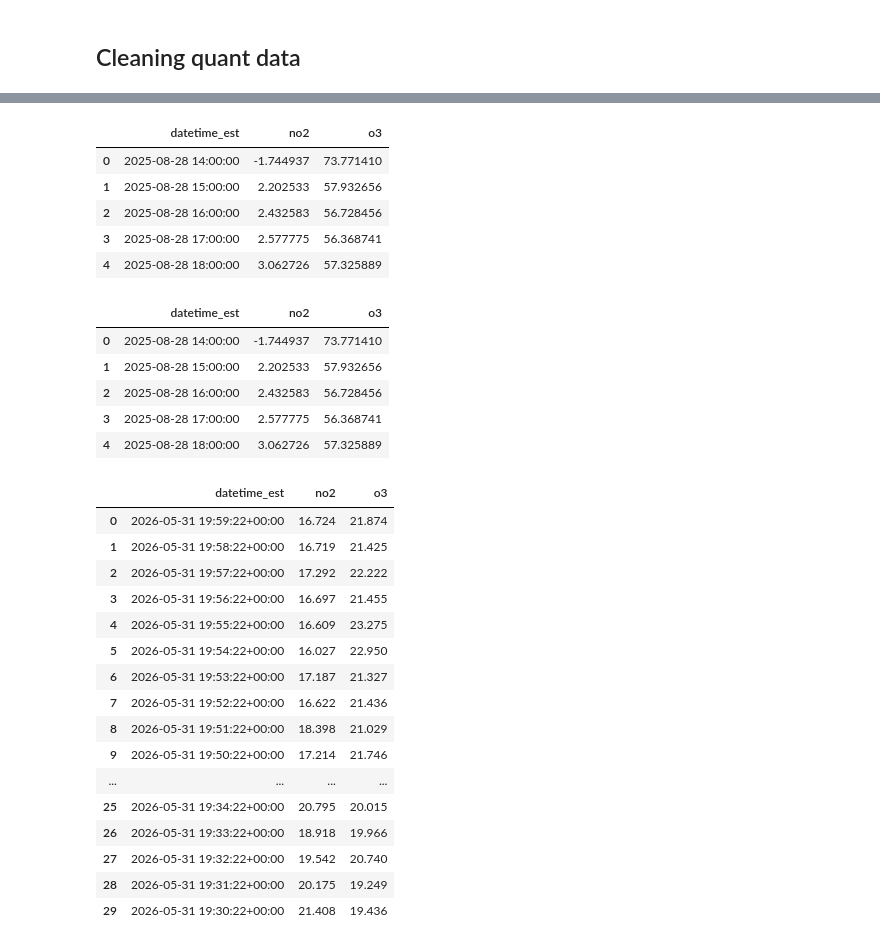
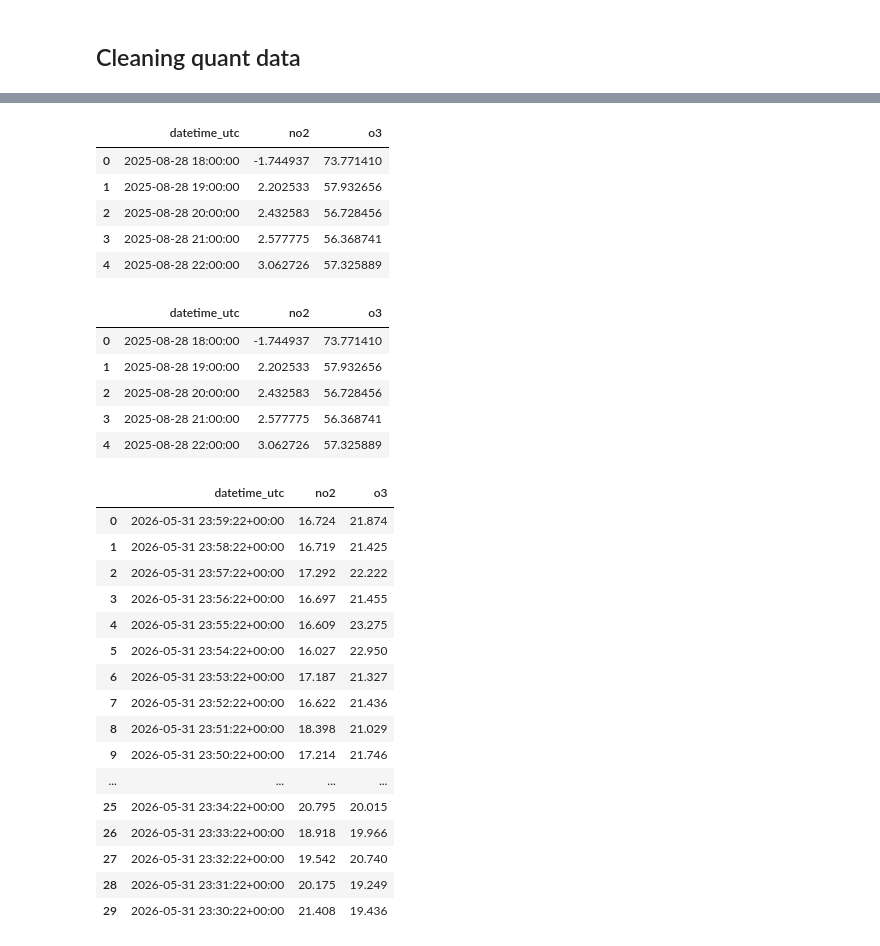
Before and after one commit to jacklardner/no2-o3-calibration, a Jupyter notebook: data cleaning.ipynb, the cells around one changed output, grey strips where cells are left out. Drawn from its saved outputs; the diff is of its cells as text; code cells hidden in the pictures.

Commit message:
updated to UTC and used new DEM data

```diff
--- a/data cleaning.ipynb
+++ b/data cleaning.ipynb
@@ -174,53 +200,53 @@ mjf_recal.head(30)
 # %%
-mjf_quant_cleaned2 = (mjf_recal.set_index("datetime_est").resample("h").mean().reset_index())
-mjf_quant_cleaned2["datetime_est"] = mjf_quant_cleaned2["datetime_est"].dt.tz_localize(None)
+mjf_quant_cleaned2 = mjf_recal_tz.set_index("datetime_utc").resample("h").mean().reset_index()
+mjf_quant_cleaned2["datetime_utc"] = mjf_quant_cleaned2["datetime_utc"].dt.tz_localize(None)
 
 mjf_quant_cleaned2.head()
 # %% [output]
-|  | datetime_est | no2 | o3 |
-| 0 | 2025-08-28 14:00:00 | -1.744937 | 73.771410 |
-| 1 | 2025-08-28 15:00:00 | 2.202533 | 57.932656 |
-| 2 | 2025-08-28 16:00:00 | 2.432583 | 56.728456 |
-| 3 | 2025-08-28 17:00:00 | 2.577775 | 56.368741 |
-| 4 | 2025-08-28 18:00:00 | 3.062726 | 57.325889 |
+|  | datetime_utc | no2 | o3 |
+| 0 | 2025-08-28 18:00:00 | -1.744937 | 73.771410 |
+| 1 | 2025-08-28 19:00:00 | 2.202533 | 57.932656 |
+| 2 | 2025-08-28 20:00:00 | 2.432583 | 56.728456 |
+| 3 | 2025-08-28 21:00:00 | 2.577775 | 56.368741 |
+| 4 | 2025-08-28 22:00:00 | 3.062726 | 57.325889 |
 # %%
 mjf_quant_cleaned = pd.concat([mjf_quant_cleaned2, mjf_quant_cleaned1], ignore_index=True)
 
 #can't merge directly because there are slight floating point differences between concentrations between recalibrated data and data from the portal
 #ensure preference of web portal data here so no merge issues (tho almost no difference anyways)
-mjf_quant_cleaned = (mjf_quant_cleaned.drop_duplicates(subset="datetime_est", keep="last").sort_values("datetime_est").reset_index(drop=True))
+mjf_quant_cleaned = mjf_quant_cleaned.drop_duplicates(subset="datetime_utc", keep="last").sort_values("datetime_utc").reset_index(drop=True)
 
-mjf_quant_cleaned.to_csv("cleaned quant data/mjf_cleaned.csv")
+mjf_quant_cleaned.to_csv("cleaned quant data/mjf_cleaned.csv", index=False)
 
 mjf_quant_cleaned.head()
 # %% [output]
-|  | datetime_est | no2 | o3 |
-| 0 | 2025-08-28 14:00:00 | -1.744937 | 73.771410 |
-| 1 | 2025-08-28 15:00:00 | 2.202533 | 57.932656 |
-| 2 | 2025-08-28 16:00:00 | 2.432583 | 56.728456 |
-| 3 | 2025-08-28 17:00:00 | 2.577775 | 56.368741 |
-| 4 | 2025-08-28 18:00:00 | 3.062726 | 57.325889 |
+|  | datetime_utc | no2 | o3 |
+| 0 | 2025-08-28 18:00:00 | -1.744937 | 73.771410 |
+| 1 | 2025-08-28 19:00:00 | 2.202533 | 57.932656 |
+| 2 | 2025-08-28 20:00:00 | 2.432583 | 56.728456 |
+| 3 | 2025-08-28 21:00:00 | 2.577775 | 56.368741 |
+| 4 | 2025-08-28 22:00:00 | 3.062726 | 57.325889 |
 # %%
-pema_raw = (pema_raw[["timestamp_local", "no2", "o3"]].rename(columns={"timestamp_local": "datetime_est"}))
-pema_raw["datetime_est"] = pd.to_datetime(pema_raw["datetime_est"])
+pema_raw = pema_raw[["timestamp", "no2", "o3"]].rename(columns={"timestamp": "datetime_utc"})
+pema_raw["datetime_utc"] = pd.to_datetime(pema_raw["datetime_utc"])
 
 pema_raw.head(30)
 # %% [output]
-|  | datetime_est | no2 | o3 |
-| 0 | 2026-05-31 19:59:22+00:00 | 16.724 | 21.874 |
-| 1 | 2026-05-31 19:58:22+00:00 | 16.719 | 21.425 |
-| 2 | 2026-05-31 19:57:22+00:00 | 17.292 | 22.222 |
-| 3 | 2026-05-31 19:56:22+00:00 | 16.697 | 21.455 |
-| 4 | 2026-05-31 19:55:22+00:00 | 16.609 | 23.275 |
-| 5 | 2026-05-31 19:54:22+00:00 | 16.027 | 22.950 |
-| 6 | 2026-05-31 19:53:22+00:00 | 17.187 | 21.327 |
-| 7 | 2026-05-31 19:52:22+00:00 | 16.622 | 21.436 |
-| 8 | 2026-05-31 19:51:22+00:00 | 18.398 | 21.029 |
-| 9 | 2026-05-31 19:50:22+00:00 | 17.214 | 21.746 |
+|  | datetime_utc | no2 | o3 |
+| 0 | 2026-05-31 23:59:22+00:00 | 16.724 | 21.874 |
+| 1 | 2026-05-31 23:58:22+00:00 | 16.719 | 21.425 |
+| 2 | 2026-05-31 23:57:22+00:00 | 17.292 | 22.222 |
+| 3 | 2026-05-31 23:56:22+00:00 | 16.697 | 21.455 |
+| 4 | 2026-05-31 23:55:22+00:00 | 16.609 | 23.275 |
+| 5 | 2026-05-31 23:54:22+00:00 | 16.027 | 22.950 |
+| 6 | 2026-05-31 23:53:22+00:00 | 17.187 | 21.327 |
+| 7 | 2026-05-31 23:52:22+00:00 | 16.622 | 21.436 |
+| 8 | 2026-05-31 23:51:22+00:00 | 18.398 | 21.029 |
+| 9 | 2026-05-31 23:50:22+00:00 | 17.214 | 21.746 |
 | ... | ... | ... | ... |
-| 25 | 2026-05-31 19:34:22+00:00 | 20.795 | 20.015 |
-| 26 | 2026-05-31 19:33:22+00:00 | 18.918 | 19.966 |
-| 27 | 2026-05-31 19:32:22+00:00 | 19.542 | 20.740 |
-| 28 | 2026-05-31 19:31:22+00:00 | 20.175 | 19.249 |
-| 29 | 2026-05-31 19:30:22+00:00 | 21.408 | 19.436 |
+| 25 | 2026-05-31 23:34:22+00:00 | 20.795 | 20.015 |
+| 26 | 2026-05-31 23:33:22+00:00 | 18.918 | 19.966 |
+| 27 | 2026-05-31 23:32:22+00:00 | 19.542 | 20.740 |
+| 28 | 2026-05-31 23:31:22+00:00 | 20.175 | 19.249 |
+| 29 | 2026-05-31 23:30:22+00:00 | 21.408 | 19.436 |
 # %%
```
Also changed, not shown: parts of 20 cells of this notebook, 11 other files.
